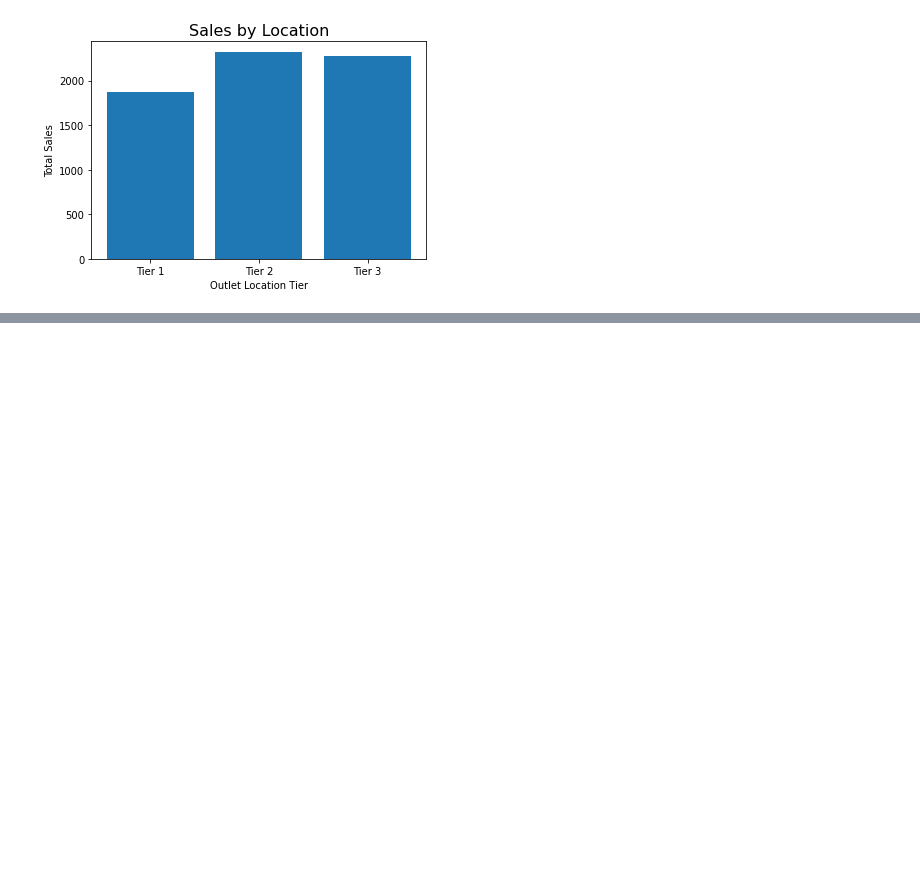
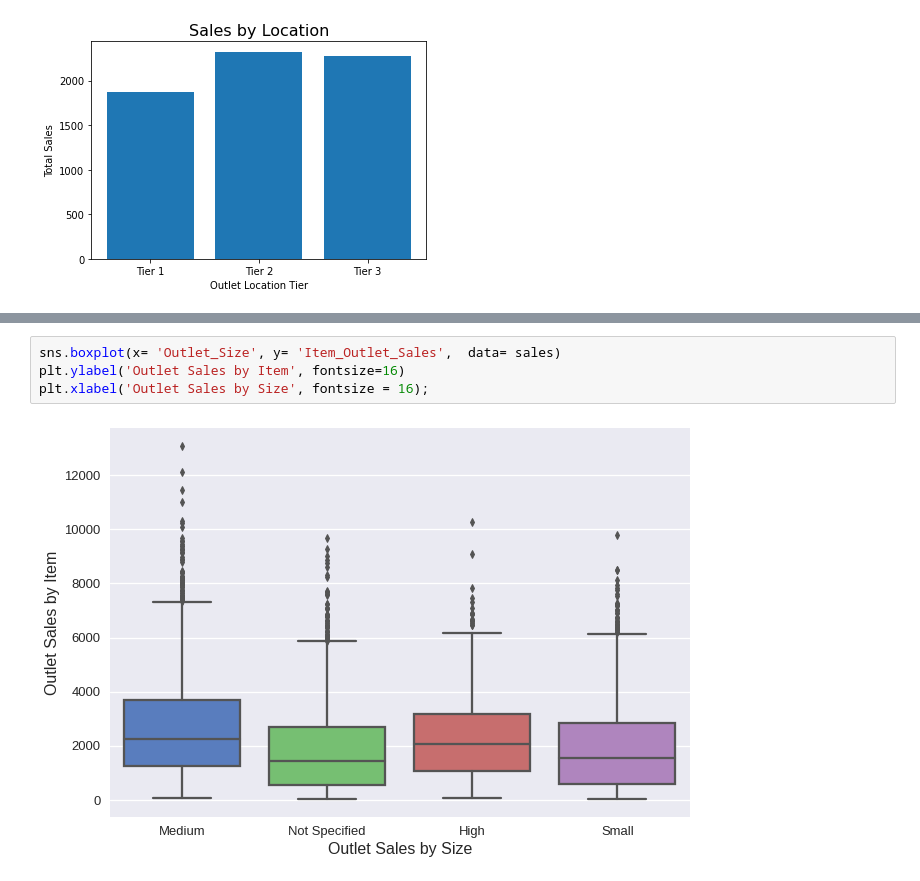
Before and after one commit to janaeam/food-sales-predictions, a Jupyter notebook: Data_Cleaning.ipynb, the cells around one changed output, grey strips where cells are left out. Drawn from its saved outputs; the diff is of its cells as text; blank space fills up the shorter version.

```diff
--- a/Data_Cleaning.ipynb
+++ b/Data_Cleaning.ipynb
@@ -841,0 +933,6 @@ plt.ylabel('Total Sales');
+# %%
+sns.boxplot(x= 'Outlet_Size', y= 'Item_Outlet_Sales',  data= sales)
+plt.ylabel('Outlet Sales by Item', fontsize=16)
+plt.xlabel('Outlet Sales by Size', fontsize = 16);
+# %% [output]
+[figure, added]
```
Also changed, not shown: parts of 14 cells of this notebook.
